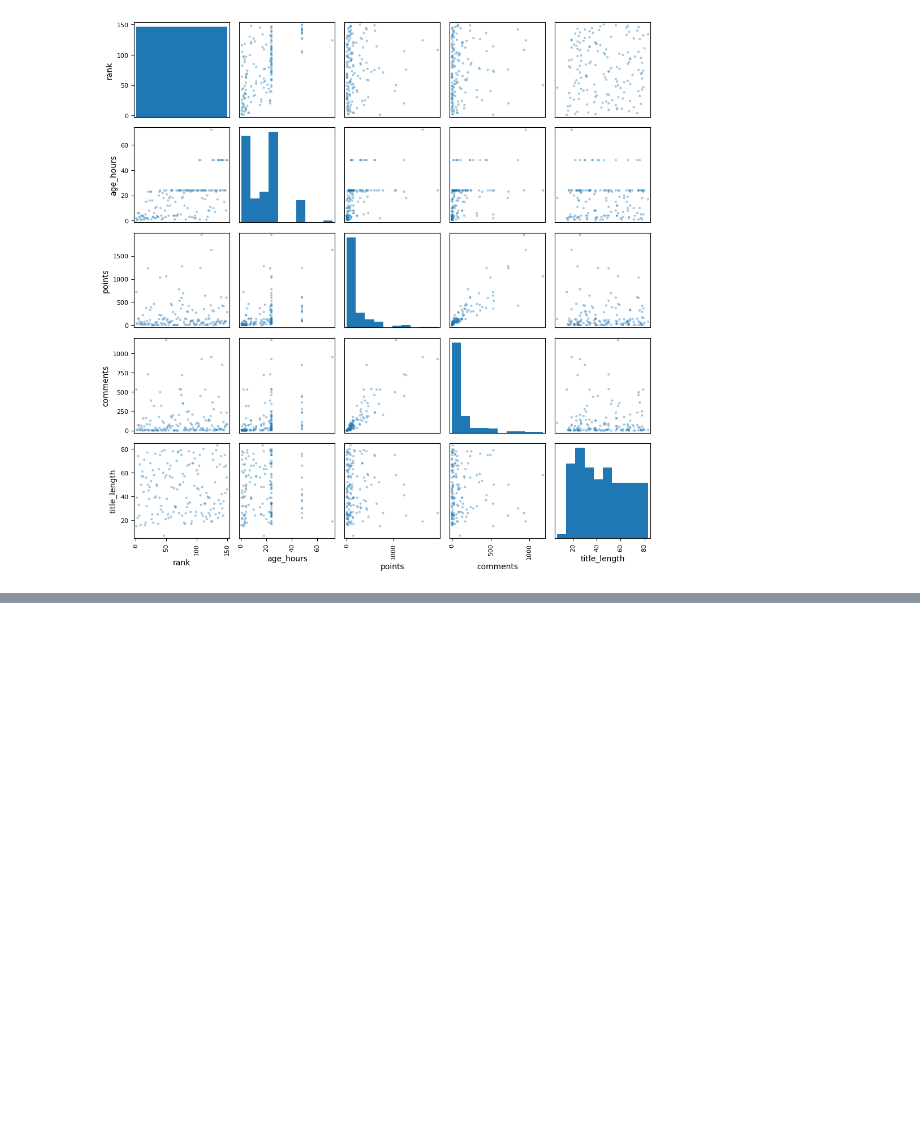
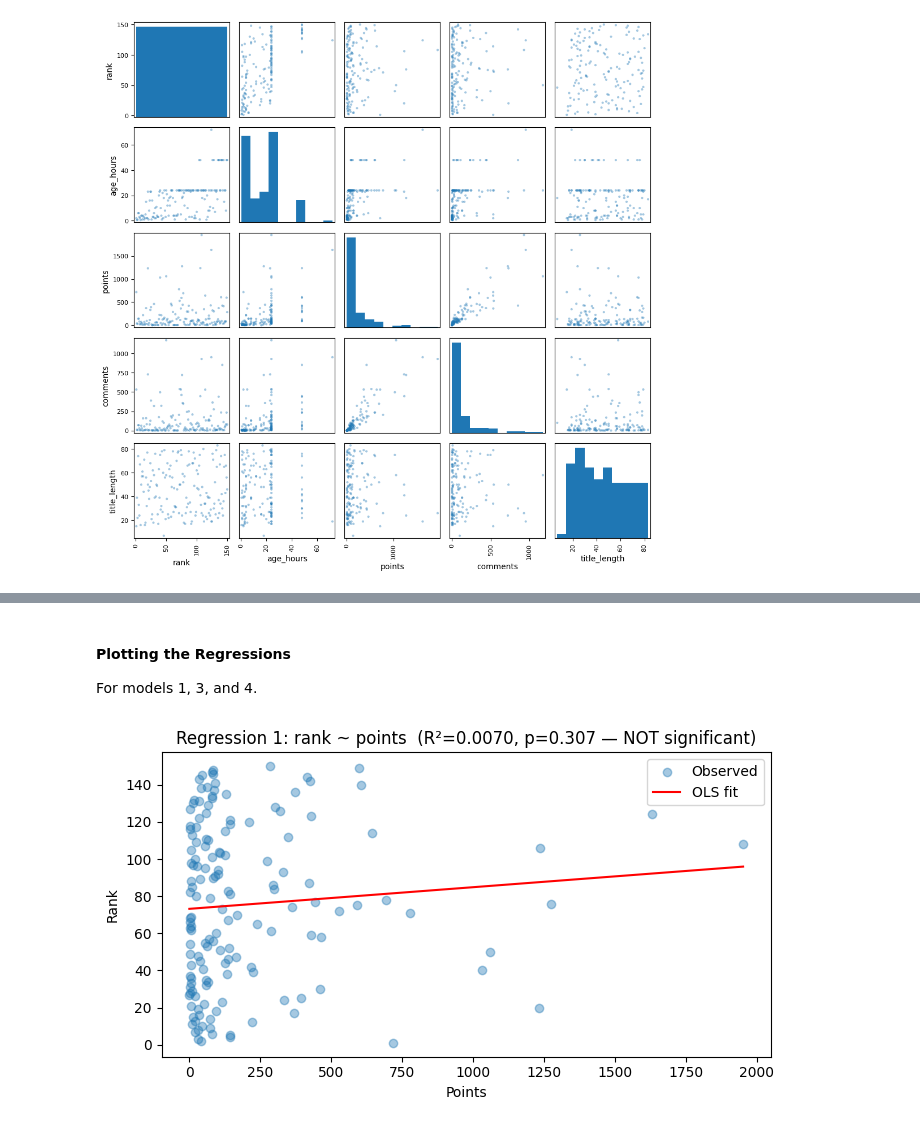
Before and after one commit to Jonapulse/MSD, a Jupyter notebook: Summer2026/CS6017/Week3/HW3/HW3.ipynb, the cells around one changed output, grey strips where cells are left out. Saved outputs shown, nothing was run; the diff lists cells and outputs as text; code cells hidden in the pictures; blank space fills up the shorter version.

```diff
--- a/Summer2026/CS6017/Week3/HW3/HW3.ipynb
+++ b/Summer2026/CS6017/Week3/HW3/HW3.ipynb
@@ -40,11 +40,15 @@ print(model1.summary())
 model2 = smf.ols("rank ~ points + comments", data=hnDFRaw).fit()
 print(model2.summary())
 
-# # Regression 3: inverse linear — rank ~ 1/points
-# # You create a new column first, then reference it
+# Regression 3: inverse linear — rank ~ 1/points
 hnDFRaw['inv_points'] = 1 / (hnDFRaw['points'] + 1)  # +1 avoids division by zero
 model3 = smf.ols("rank ~ inv_points", data=hnDFRaw).fit()
 print(model3.summary())
+
+# Regression 4: inverse linear — rank ~ 1/age_hours
+hnDFRaw['inv_age'] = 1 / (hnDFRaw['age_hours'] + 1)  # +1 avoids division by zero
+model4 = smf.ols("rank ~ inv_age", data=hnDFRaw).fit()
+print(model4.summary())
 # %% [output]
                             OLS Regression Results
 ==============================================================================
@@ -63,3 +67,24 @@ Covariance Type:            nonrobust
 
 Notes:
 [1] Standard Errors assume that the covariance matrix of the errors is correctly specified.
+# %% [markdown]
+#### Plotting the Regressions
+
+For models 1, 3, and 4.
+# %%
+import numpy as np
+
+# Plot: rank ~ points
+pts_range = np.linspace(hnDFRaw['points'].min(), hnDFRaw['points'].max(), 200)
+predicted = model1.params['Intercept'] + model1.params['points'] * pts_range
+
+fig, ax = plt.subplots(figsize=(7, 4))
+ax.scatter(hnDFRaw['points'], hnDFRaw['rank'], alpha=0.4, label='Observed')
+ax.plot(pts_range, predicted, color='red', label='OLS fit')
+ax.set_xlabel('Points'); ax.set_ylabel('Rank')
+ax.set_title('Regression 1: rank ~ points  (R²=0.0070, p=0.307 — NOT significant)')
+ax.legend()
+plt.tight_layout()
+plt.show()
+# %% [output]
+[figure, added]
```
Also changed, not shown: parts of 12 cells of this notebook, 4 other files.
